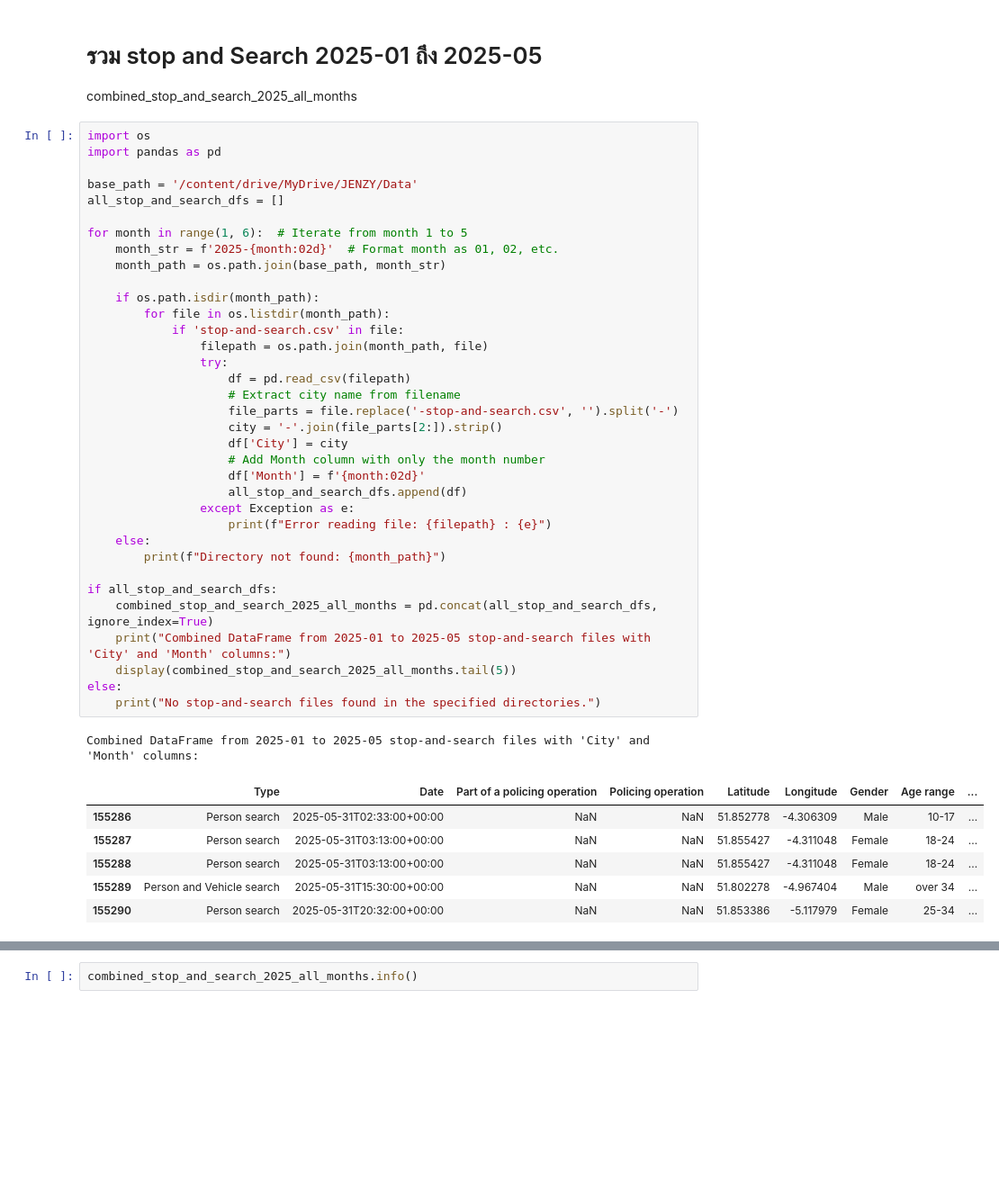
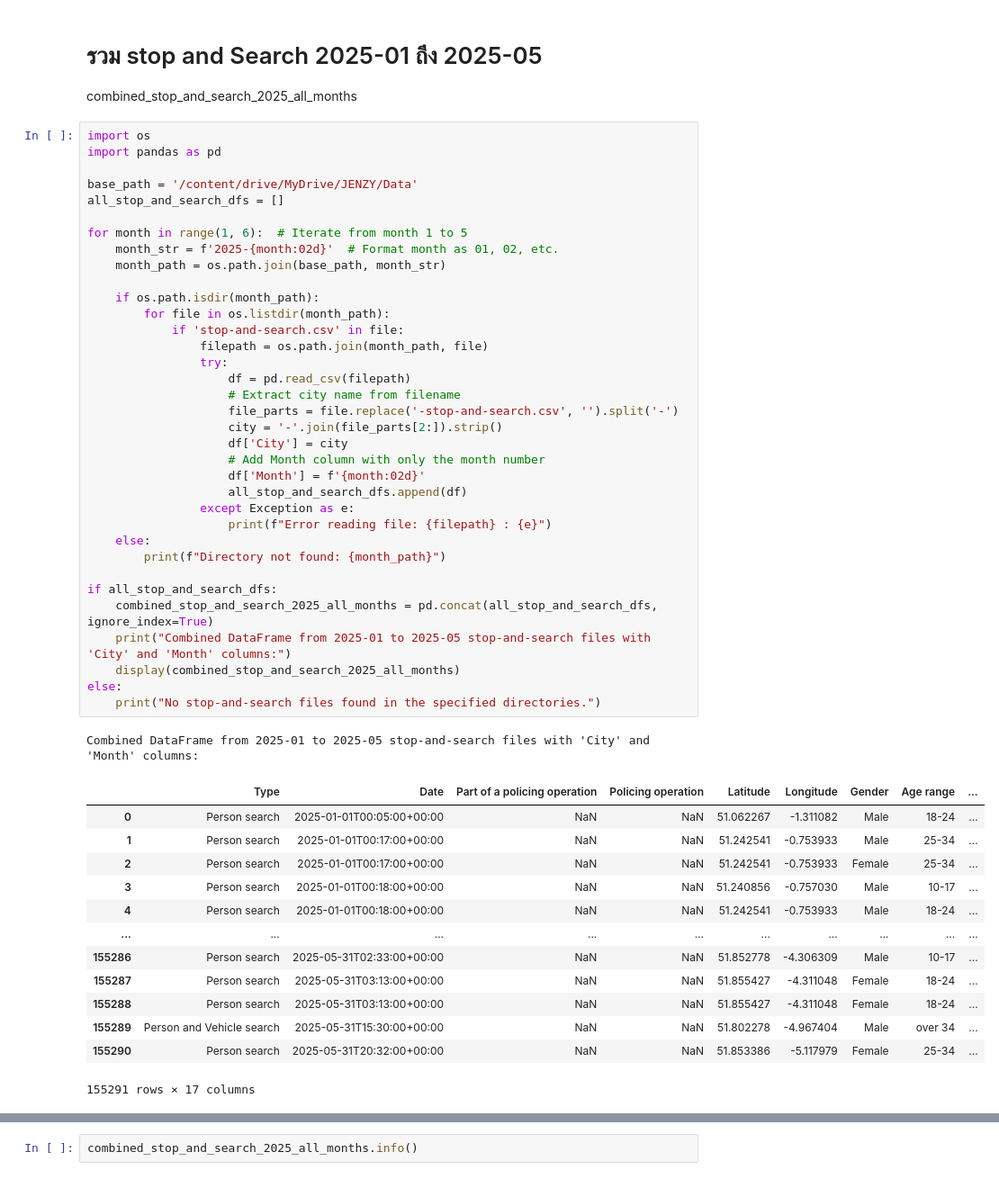
Before and after one commit to jangInw007/JENZY_Project, a Jupyter notebook: JENZY_is_perfect_project_Basicpro.ipynb, the cells around one changed output, grey strips where cells are left out. Shown at 90% size. Saved outputs shown, nothing was run; the diff lists cells and outputs as text; blank space fills up the shorter version.

```diff
--- a/JENZY_is_perfect_project_Basicpro.ipynb
+++ b/JENZY_is_perfect_project_Basicpro.ipynb
@@ -261,36 +261,43 @@ all_stop_and_search_dfs = []
 for month in range(1, 6):  # Iterate from month 1 to 5
     month_str = f'2025-{month:02d}'  # Format month as 01, 02, etc.
     month_path = os.path.join(base_path, month_str)
 
     if os.path.isdir(month_path):
         for file in os.listdir(month_path):
             if 'stop-and-search.csv' in file:
                 filepath = os.path.join(month_path, file)
                 try:
                     df = pd.read_csv(filepath)
                     # Extract city name from filename
                     file_parts = file.replace('-stop-and-search.csv', '').split('-')
                     city = '-'.join(file_parts[2:]).strip()
                     df['City'] = city
                     # Add Month column with only the month number
                     df['Month'] = f'{month:02d}'
                     all_stop_and_search_dfs.append(df)
                 except Exception as e:
                     print(f"Error reading file: {filepath} : {e}")
     else:
         print(f"Directory not found: {month_path}")
 
 if all_stop_and_search_dfs:
     combined_stop_and_search_2025_all_months = pd.concat(all_stop_and_search_dfs, ignore_index=True)
     print("Combined DataFrame from 2025-01 to 2025-05 stop-and-search files with 'City' and 'Month' columns:")
-    display(combined_stop_and_search_2025_all_months.tail(5))
+    display(combined_stop_and_search_2025_all_months)
 else:
     print("No stop-and-search files found in the specified directories.")
 # %% [output]
 Combined DataFrame from 2025-01 to 2025-05 stop-and-search files with 'City' and 'Month' columns:
 |  | Type | Date | Part of a policing operation | Policing operation | Latitude | Longitude | Gender | Age range | ... |
+| 0 | Person search | 2025-01-01T00:05:00+00:00 | NaN | NaN | 51.062267 | -1.311082 | Male | 18-24 | ... |
+| 1 | Person search | 2025-01-01T00:17:00+00:00 | NaN | NaN | 51.242541 | -0.753933 | Male | 25-34 | ... |
+| 2 | Person search | 2025-01-01T00:17:00+00:00 | NaN | NaN | 51.242541 | -0.753933 | Female | 25-34 | ... |
+| 3 | Person search | 2025-01-01T00:18:00+00:00 | NaN | NaN | 51.240856 | -0.757030 | Male | 10-17 | ... |
+| 4 | Person search | 2025-01-01T00:18:00+00:00 | NaN | NaN | 51.242541 | -0.753933 | Male | 18-24 | ... |
+| ... | ... | ... | ... | ... | ... | ... | ... | ... | ... |
 | 155286 | Person search | 2025-05-31T02:33:00+00:00 | NaN | NaN | 51.852778 | -4.306309 | Male | 10-17 | ... |
 | 155287 | Person search | 2025-05-31T03:13:00+00:00 | NaN | NaN | 51.855427 | -4.311048 | Female | 18-24 | ... |
 | 155288 | Person search | 2025-05-31T03:13:00+00:00 | NaN | NaN | 51.855427 | -4.311048 | Female | 18-24 | ... |
 | 155289 | Person and Vehicle search | 2025-05-31T15:30:00+00:00 | NaN | NaN | 51.802278 | -4.967404 | Male | over 34 | ... |
 | 155290 | Person search | 2025-05-31T20:32:00+00:00 | NaN | NaN | 51.853386 | -5.117979 | Female | 25-34 | ... |
+155291 rows × 17 columns
```
Also changed, not shown: parts of 13 cells of this notebook.
